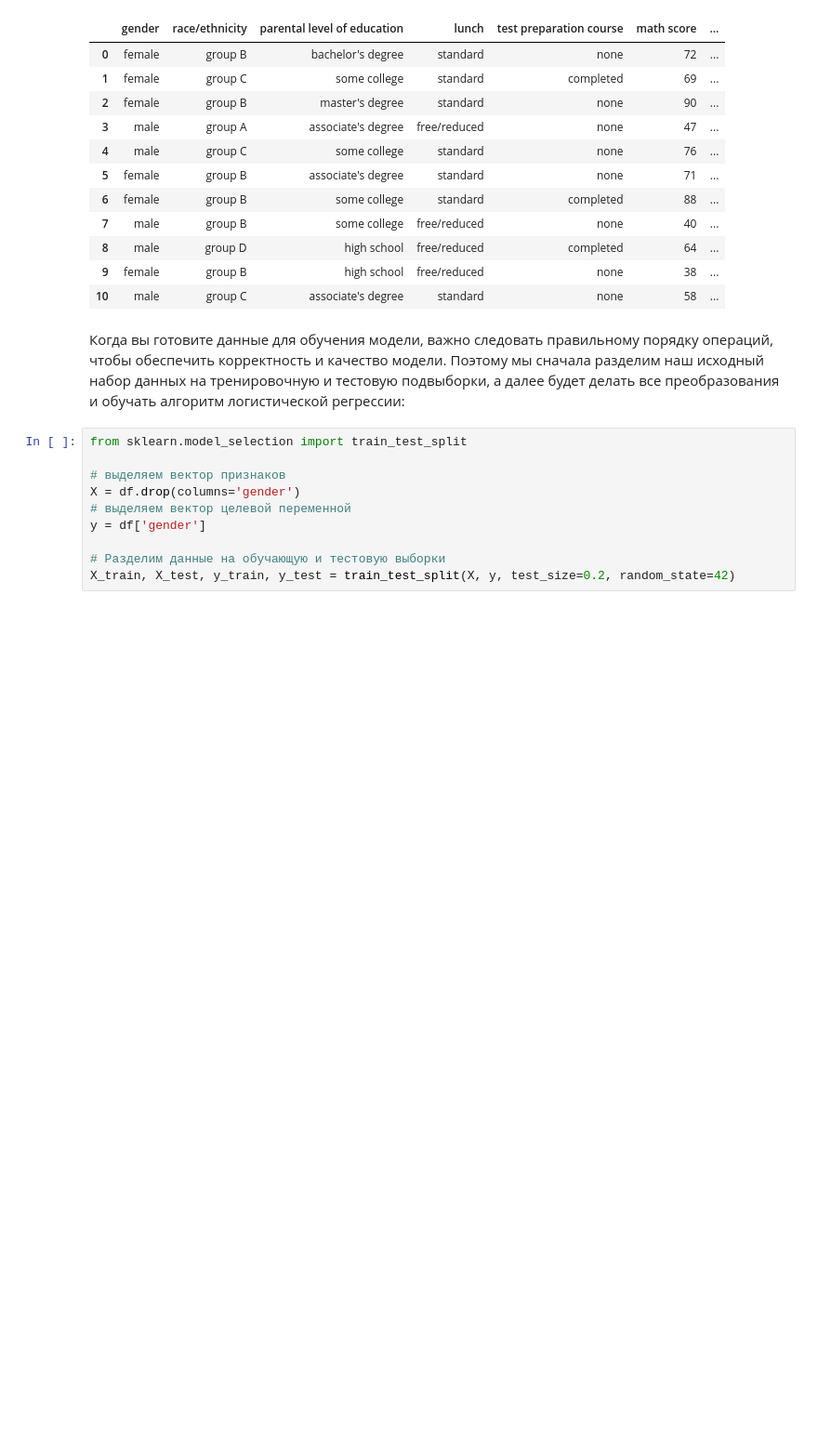
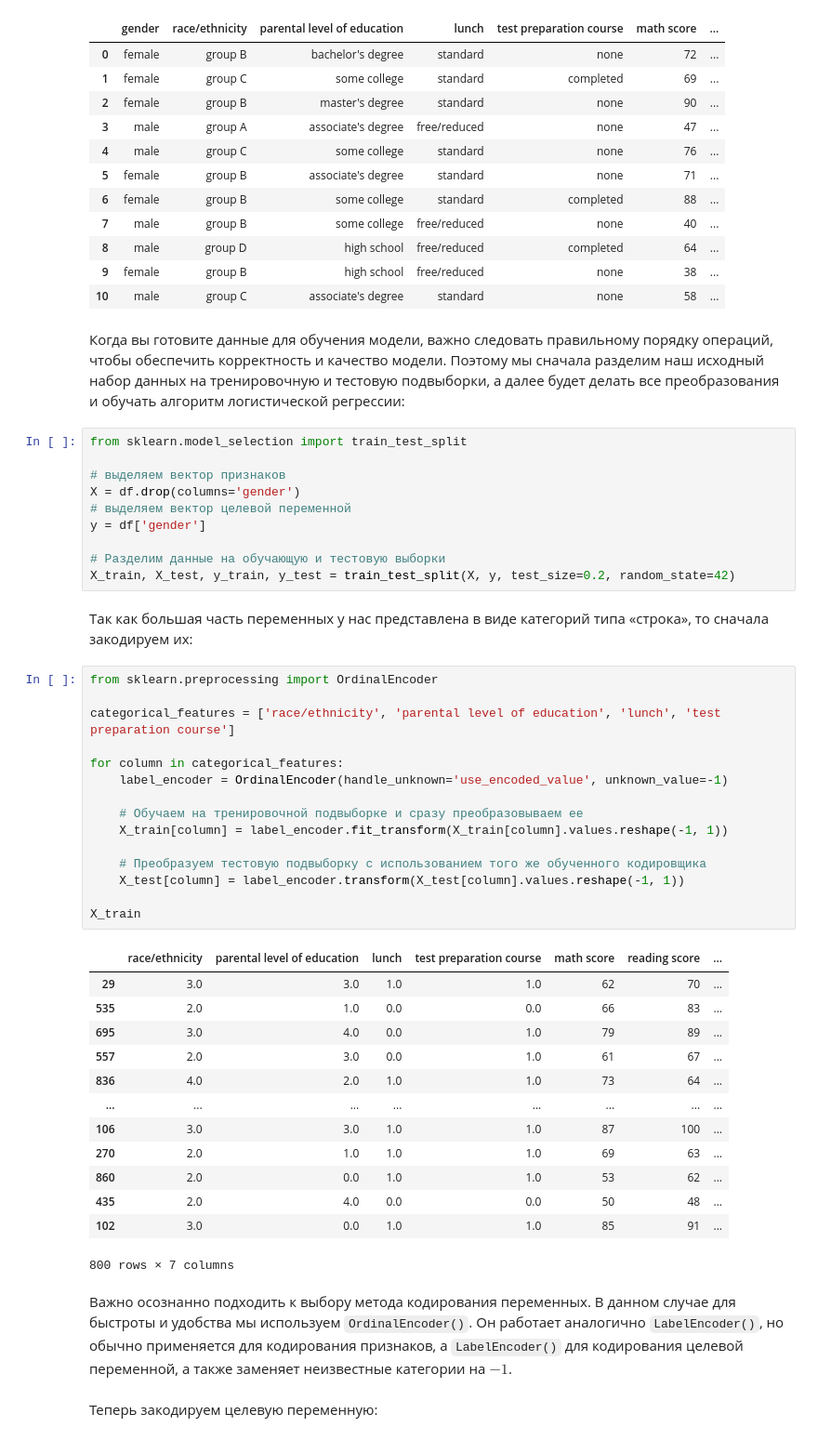
Before and after one commit to iTonyJah/DataScience, a Jupyter notebook: Edu/classical_ml/classical_ml_test.ipynb, the cells around one changed output. Shown at 93% size. Drawn from its saved outputs; the diff is of its cells as text; blank space fills up the shorter version.

```diff
--- a/Edu/classical_ml/classical_ml_test.ipynb
+++ b/Edu/classical_ml/classical_ml_test.ipynb
@@ -2197,3 +2197,38 @@ y = df['gender']
 
 # Разделим данные на обучающую и тестовую выборки
 X_train, X_test, y_train, y_test = train_test_split(X, y, test_size=0.2, random_state=42)
+# %% [markdown]
+Так как большая часть переменных у нас представлена в виде категорий типа «строка», то сначала закодируем их:
+# %%
+from sklearn.preprocessing import OrdinalEncoder
+
+categorical_features = ['race/ethnicity', 'parental level of education', 'lunch', 'test preparation course']
+
+for column in categorical_features:
+    label_encoder = OrdinalEncoder(handle_unknown='use_encoded_value', unknown_value=-1)
+
+    # Обучаем на тренировочной подвыборке и сразу преобразовываем ее
+    X_train[column] = label_encoder.fit_transform(X_train[column].values.reshape(-1, 1))
+
+    # Преобразуем тестовую подвыборку с использованием того же обученного кодировщика
+    X_test[column] = label_encoder.transform(X_test[column].values.reshape(-1, 1))
+
+X_train
+# %% [output]
+|  | race/ethnicity | parental level of education | lunch | test preparation course | math score | reading score | ... |
+| 29 | 3.0 | 3.0 | 1.0 | 1.0 | 62 | 70 | ... |
+| 535 | 2.0 | 1.0 | 0.0 | 0.0 | 66 | 83 | ... |
+| 695 | 3.0 | 4.0 | 0.0 | 1.0 | 79 | 89 | ... |
+| 557 | 2.0 | 3.0 | 0.0 | 1.0 | 61 | 67 | ... |
+| 836 | 4.0 | 2.0 | 1.0 | 1.0 | 73 | 64 | ... |
+| ... | ... | ... | ... | ... | ... | ... | ... |
+| 106 | 3.0 | 3.0 | 1.0 | 1.0 | 87 | 100 | ... |
+| 270 | 2.0 | 1.0 | 1.0 | 1.0 | 69 | 63 | ... |
+| 860 | 2.0 | 0.0 | 1.0 | 1.0 | 53 | 62 | ... |
+| 435 | 2.0 | 4.0 | 0.0 | 0.0 | 50 | 48 | ... |
+| 102 | 3.0 | 0.0 | 1.0 | 1.0 | 85 | 91 | ... |
+800 rows × 7 columns
+# %% [markdown]
+Важно осознанно подходить к выбору метода кодирования переменных. В данном случае для быстроты и удобства мы используем ``OrdinalEncoder()``. Он работает аналогично ``LabelEncoder()``, но обычно применяется для кодирования признаков, а ``LabelEncoder()`` для кодирования целевой переменной, а также заменяет неизвестные категории на $-1$.
+# %% [markdown]
+Теперь закодируем целевую переменную:
```
Also changed, not shown: parts of 38 cells of this notebook, 2 other files.
